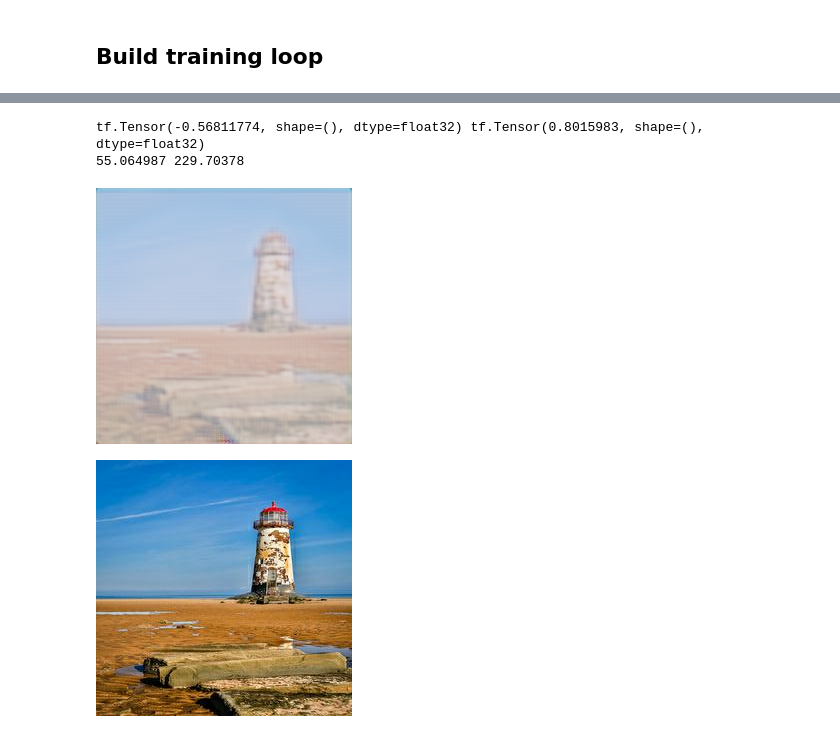
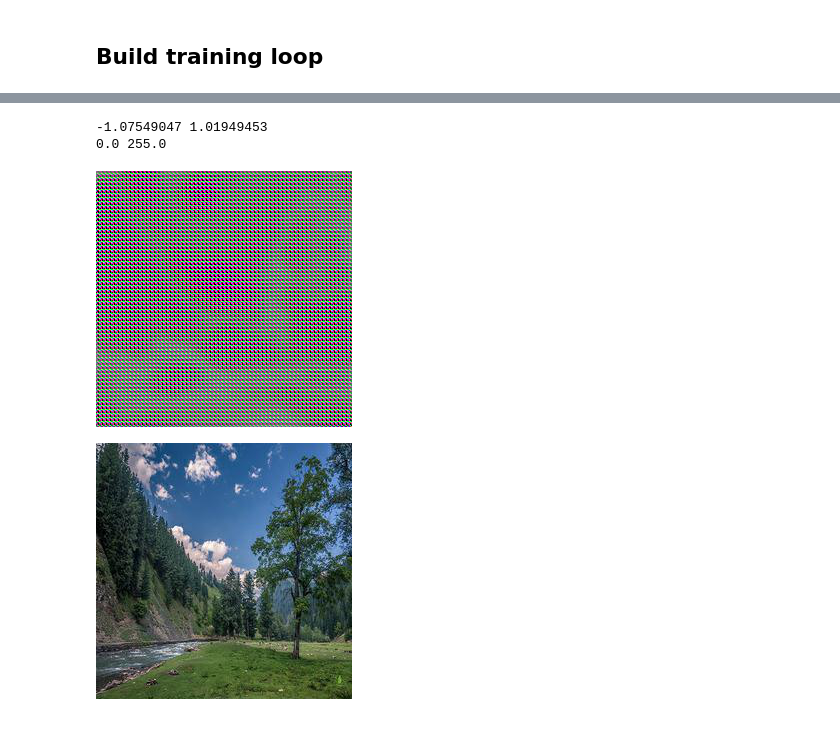
Before and after one commit to phil-hoang/GANs_Code, a Jupyter notebook: experiments/real_time_style_transfer/real_time_style_transfer.ipynb, the cells around one changed output, grey strips where cells are left out. Drawn from its saved outputs; the diff is of its cells as text; code cells hidden in the pictures.

```diff
--- a/experiments/real_time_style_transfer/real_time_style_transfer.ipynb
+++ b/experiments/real_time_style_transfer/real_time_style_transfer.ipynb
@@ -505,28 +500,0 @@ Current loss for one batch at step 0: 2336.85
-# %%
-generated_image = transform_network(img, training=False)
-
-# Show generated image
-generated_image = generated_image.numpy()
-x = ((generated_image * 0.5) + 0.5) * 255
-
-x = x.reshape((256,256,3))
-#x = x.reshape((336,336,3))
-
-print(tf.math.reduce_min(generated_image), tf.math.reduce_max(generated_image))
-print(x.min(),x.max())
-
-test_out = ImagePIL.fromarray(np.uint8(x)).convert('RGB')
-test_out
-# %% [output]
-tf.Tensor(-0.56811774, shape=(), dtype=float32) tf.Tensor(0.8015983, shape=(), dtype=float32)
-55.064987 229.70378
-[figure, removed]
-# %%
-
-t = img.numpy()
-t = t.reshape((256,256,3))
-t = t * 255
-t = ImagePIL.fromarray(np.uint8(t)).convert('RGB')
-t
-# %% [output]
-[figure, removed]
@@ -532,0 +510,43 @@ t
+# %%
+def generate_image(image_name):
+    """
+    Runs inference with selected image and displays result.
+    """
+
+    base_path = "../../data/art/photo_jpg/"
+
+    image = keras.preprocessing.image.load_img(base_path + image_name + ".jpg")
+    image = keras.preprocessing.image.img_to_array(image)
+
+    # Scale
+    image = image / 255.0
+
+    # Adds batch dimension. Shape is (batch, height, width, colour)
+    image = np.array([image])
+
+    # Convert to tensorflow tensor
+    image = tf.convert_to_tensor(image)
+    generated_image = transform_network(image, training=False)
+    tf.print(tf.math.reduce_min(generated_image), tf.math.reduce_max(generated_image))
+
+    generated_image = generated_image.numpy()
+    generated_image = np.clip(generated_image, -1.0, 1.0)
+    generated_image = ((generated_image * 0.5) + 0.5)
+    generated_image = generated_image * 255
+
+    # Remove batch dimension
+    generated_image = generated_image.reshape((256,256,3))
+
+    print(generated_image.min(), generated_image.max())
+
+    generated_image = ImagePIL.fromarray(np.uint8(generated_image)).convert('RGB')
+    display(generated_image)
+# %%
+test_image = "0cae98323f"
+generate_image(test_image)
+show_image(test_image)
+# %% [output]
+-1.07549047 1.01949453
+0.0 255.0
+[figure, added]
+[figure, added]
```
Also changed, not shown: parts of 23 cells of this notebook.
